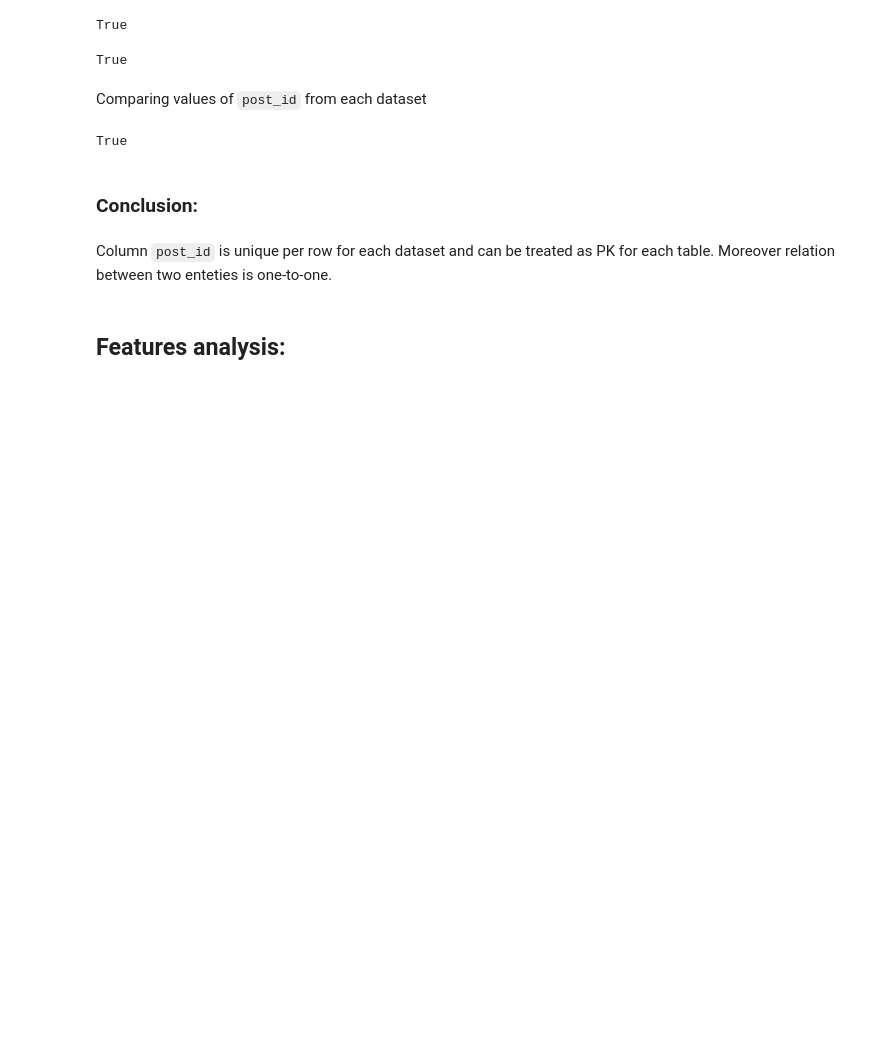
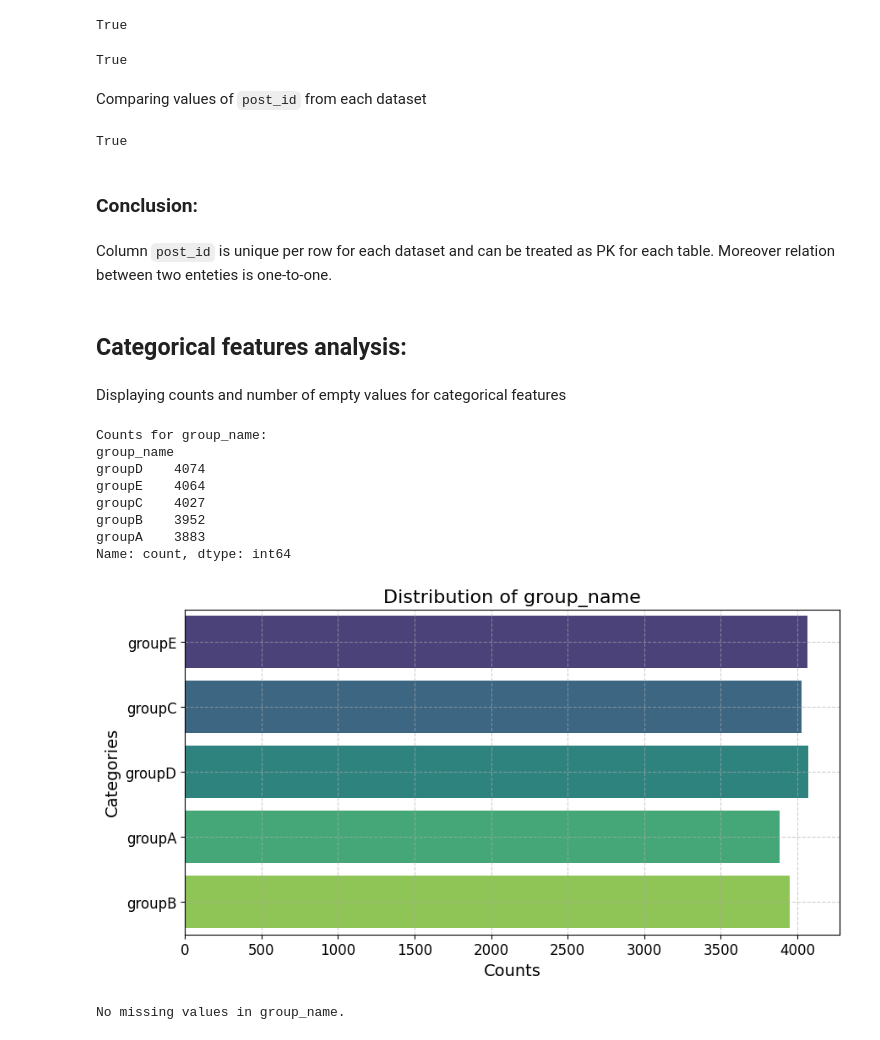
Before and after one commit to KKDD41/DA_Assignment_1, a Jupyter notebook: EDA.ipynb, the cells around one changed output. Cells and saved outputs as stored; diff of their text form; code cells hidden in the pictures; blank space fills up the shorter version.

```diff
--- a/EDA.ipynb
+++ b/EDA.ipynb
@@ -160,4 +166,19 @@ True
 # %% [markdown]
 Column `post_id` is unique per row for each dataset and can be treated as PK for each table. Moreover relation between two enteties is one-to-one.
 # %% [markdown]
-## Features analysis:
+## Categorical features analysis:
+# %% [markdown]
+Displaying counts and number of empty values for categorical features
+# %%
+analyse_categorical_features(group_df_cleaned_rows)
+# %% [output]
+Counts for group_name:
+group_name
+groupD    4074
+groupE    4064
+groupC    4027
+groupB    3952
+groupA    3883
+Name: count, dtype: int64
+[figure, added]
+No missing values in group_name.
```
Also changed, not shown: parts of 11 cells of this notebook, 2 other files.
